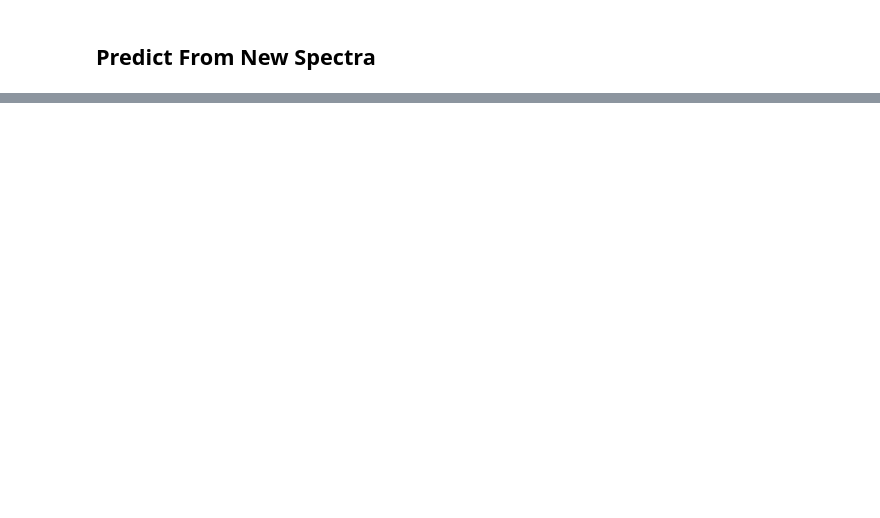
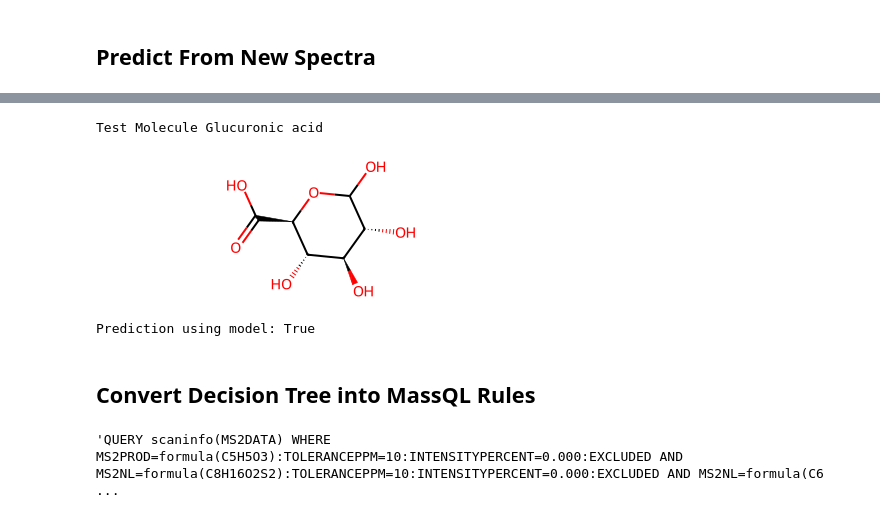
Before and after one commit to biorack/chemecho, a Jupyter notebook: notebooks/tutorial_with_example.ipynb, the cells around one changed output, grey strips where cells are left out. Cells and saved outputs as stored; diff of their text form; code cells hidden in the pictures; blank space fills up the shorter version.

```diff
--- a/notebooks/tutorial_with_example.ipynb
+++ b/notebooks/tutorial_with_example.ipynb
@@ -79,5 +114,6 @@ import numpy as np
 # %%
 molecule1 = "Glucuronic acid"
+smiles1 = "[C@@H]1([C@@H]([C@H](OC([C@@H]1O)O)C(=O)O)O)O"
 parent_form1 = 'C6H10O7' # in real cases predicted with SIRIUS/MSBuddy
 adduct1 = '[M-H]-' # in real cases either assumed (resulting in predictive penalty) or predicted/empirically determined
 precursor_mz1 = 193.035
@@ -138,3 +182,11 @@ spectrum1 = np.array([[51.709801,
+# %%
+mol = AllChem.MolFromSmiles(smiles1)
+print(f"Test Molecule {molecule1}")
+
+display(mol)
+# %% [output]
+Test Molecule Glucuronic acid
+[figure, added]
 # %%
 ms2_vector = vectorize_spectrum(spectrum1,
                                 precursor_mz1,
@@ -145,3 +197,6 @@ ms2_vector = vectorize_spectrum(spectrum1,
                                 vector_assignment='blur')
 # %%
 test_pred = model.predict(ms2_vector)
+print(f"Prediction using model: {test_pred[0]}")
+# %% [output]
+Prediction using model: True
@@ -149,0 +203,2 @@ test_pred
+# %% [markdown]
+## Convert Decision Tree into MassQL Rules
@@ -149,0 +209,4 @@ test_pred
+# %%
+massql_rules
+# %% [output]
+'QUERY scaninfo(MS2DATA) WHERE MS2PROD=formula(C5H5O3):TOLERANCEPPM=10:INTENSITYPERCENT=0.000:EXCLUDED AND MS2NL=formula(C8H16O2S2):TOLERANCEPPM=10:INTENSITYPERCENT=0.000:EXCLUDED AND MS2NL=formula(C6 ...
```
Also changed, not shown: parts of 19 cells of this notebook, 1 other file.
